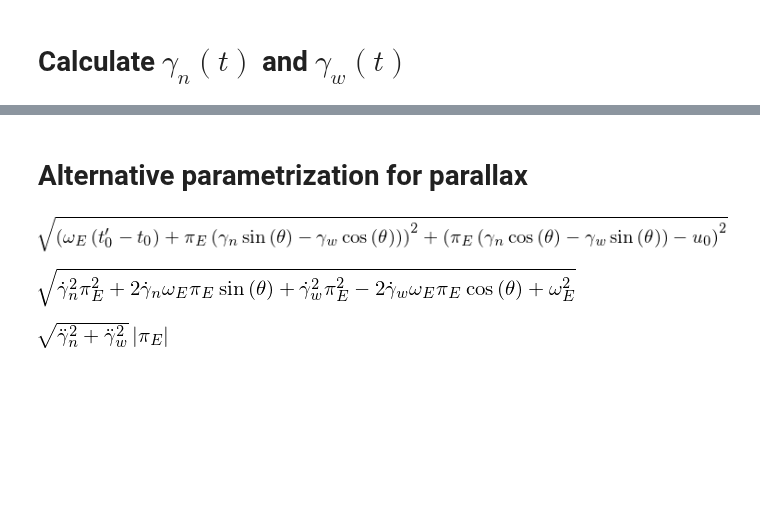
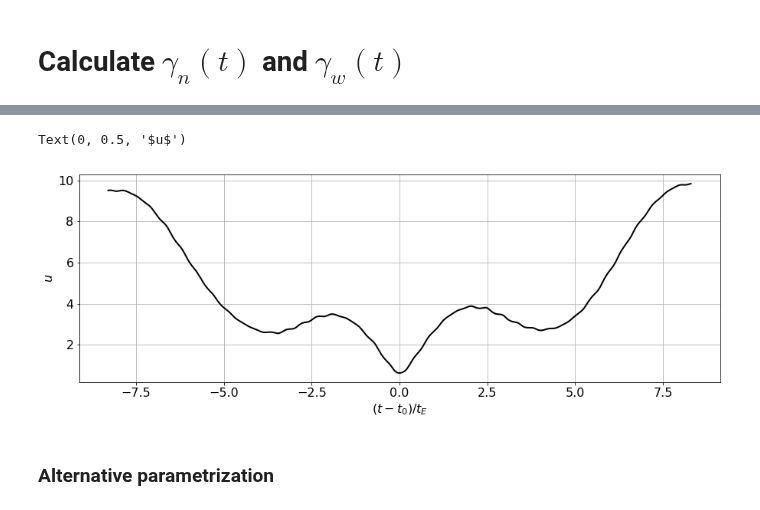
Before and after one commit to fbartolic/caustic, a Jupyter notebook: caustic/notebooks/testing_parallax_implementation.ipynb, the cells around one changed output, grey strips where cells are left out. Saved outputs shown, nothing was run; the diff lists cells and outputs as text; code cells hidden in the pictures; blank space fills up the shorter version.

Commit message:
Started rewriting parallax models again.

```diff
--- a/caustic/notebooks/testing_parallax_implementation.ipynb
+++ b/caustic/notebooks/testing_parallax_implementation.ipynb
@@ -143,2 +134,11 @@ with pm.Model() as model:
+# %%
+fig, ax = plt.subplots(figsize=(15,5))
+ax.plot((t_ - t0)/tE, np.sqrt(u_w**2 + u_n**2), color='black', lw=2.)
+ax.grid()
+ax.set_xlabel(r'$(t - t_0)/t_E$')
+ax.set_ylabel(r'$u$')
+# %% [output]
+Text(0, 0.5, '$u$')
+[figure, added]
 # %% [markdown]
-# Alternative parametrization for parallax
+### Alternative parametrization
@@ -162,15 +144,0 @@ uv_ddot =  piE*(sin(theta)*gamma_w_ddot + cos(theta)*gamma_n_ddot)
-# %%
-u = simplify(sqrt(up**2 + uv**2))
-u
-# %% [output]
-[figure, removed]
-# %%
-u_dot = simplify(sqrt(up_dot**2 + uv_dot**2))
-u_dot
-# %% [output]
-[figure, removed]
-# %%
-u_ddot = simplify(sqrt(up_ddot**2 + uv_ddot**2))
-u_ddot
-# %% [output]
-[figure, removed]
```
Also changed, not shown: parts of 19 cells of this notebook, 16 other files.
